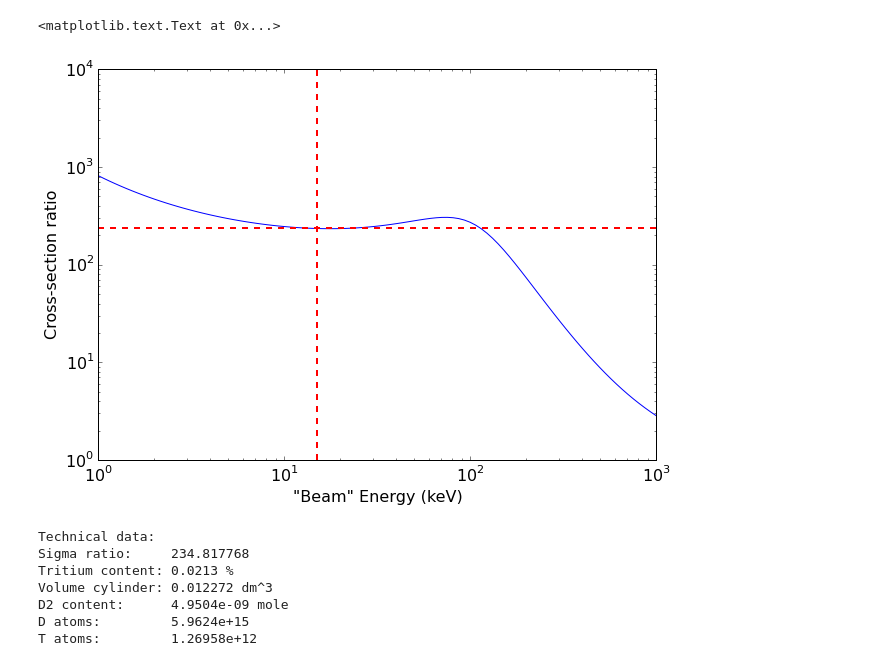
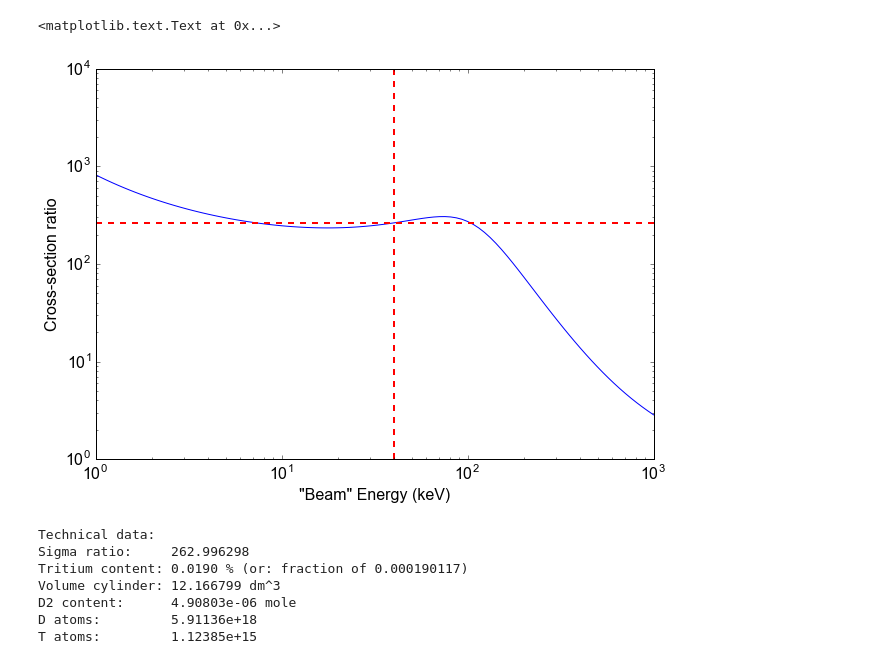
Before and after one commit to XENON1T/PTB, a Jupyter notebook: 11_compare_sigma_dd_and_dt.ipynb, the cells around one changed output. Saved outputs shown, nothing was run; the diff lists cells and outputs as text; code cells hidden in the pictures.

```diff
--- a/11_compare_sigma_dd_and_dt.ipynb
+++ b/11_compare_sigma_dd_and_dt.ipynb
@@ -58,25 +58,25 @@ plt.legend(loc='lower right')
 # %%
 plt.plot(np.logspace(0,3,100), ratio(np.logspace(0,3,100)))
-plt.axhline(ratio(15), color='red', ls='--', lw=2)
-plt.axvline((15), color='red', ls='--', lw=2)
+plt.axhline(ratio(40), color='red', ls='--', lw=2)
+plt.axvline((40), color='red', ls='--', lw=2)
 
 plt.yscale('log')
 plt.ylim(1,10000)
 
 plt.xscale('log')
 plt.xlim(1,1000)
 
 plt.xlabel('"Beam" Energy (keV)')
 plt.ylabel('Cross-section ratio')
 # plt.legend(loc='lower right')
 # %% [output]
 <matplotlib.text.Text at 0x...>
-[figure, old version]
+[figure, new version]
 # %%
 # Settings for the calculation!
-ratio_to_use = ratio(15.)
-cyl_l = 25 # mm
-cyl_r = 12.5 # mm
+ratio_to_use = ratio(40.)
+cyl_l = 850 # mm
+cyl_r = 135/2 # mm
 cyl_p = 1e-5 # bar
 ratio_14mev = 0.05
 
@@ -96,19 +96,19 @@ n_t_atoms = n_d_atoms*t_content
 
 print("Technical data:")
 print('Sigma ratio:     %f' % ratio_to_use)
-print('Tritium content: %.4f %%' % (t_content*100))
+print('Tritium content: %.4f %% (or: fraction of %g)' % (t_content*100,t_content))
 print('Volume cylinder: %f dm^3' % cyl_v)
 print('D2 content:      %g mole' % n_mol)
 print('D atoms:         %g' % n_d_atoms)
 print('T atoms:         %g' % n_t_atoms)
 # %% [output]
 Technical data:
-Sigma ratio:     234.817768
-Tritium content: 0.0213 %
-Volume cylinder: 0.012272 dm^3
-D2 content:      4.9504e-09 mole
-D atoms:         5.9624e+15
-T atoms:         1.26958e+12
+Sigma ratio:     262.996298
+Tritium content: 0.0190 % (or: fraction of 0.000190117)
+Volume cylinder: 12.166799 dm^3
+D2 content:      4.90803e-06 mole
+D atoms:         5.91136e+18
+T atoms:         1.12385e+15
 # %%
 # Get run time @ some rate
 neutron_production_rate = 10**5
```
Also changed, not shown: parts of 2 cells of this notebook.
